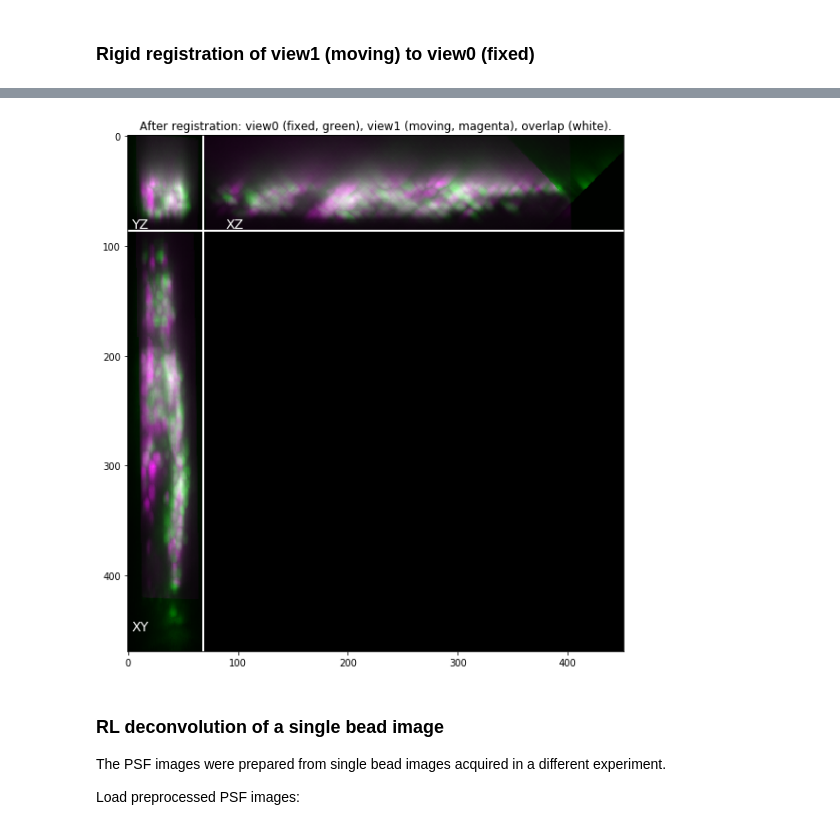
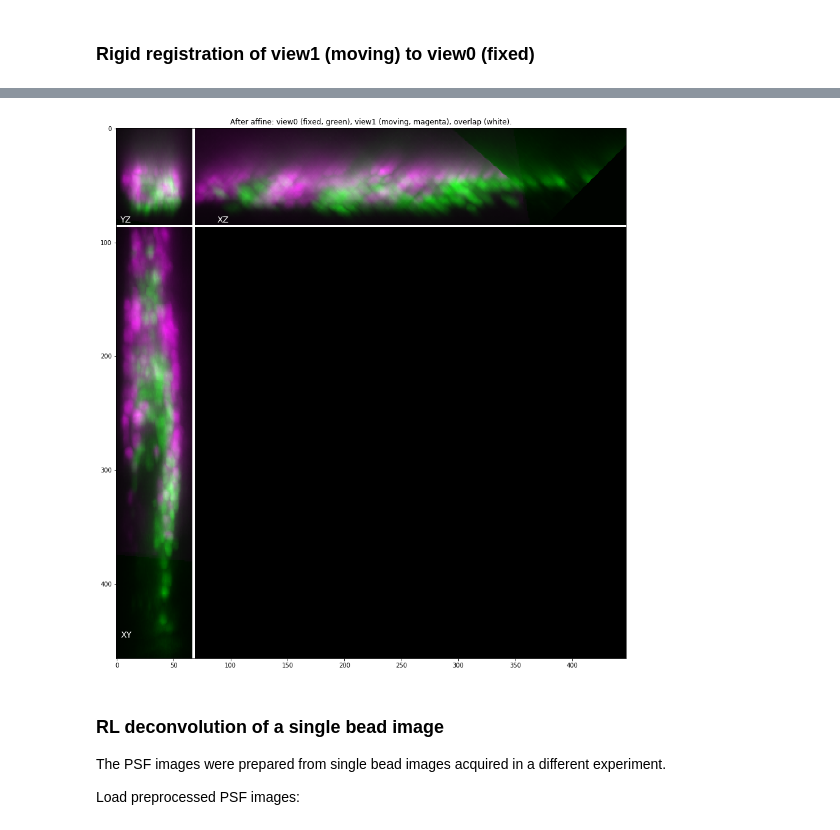
Before and after one commit to nvladimus/ITK_sandbox, a Jupyter notebook: worm_head(2019-03-05)-reg_affine-decon_RLucy.ipynb, the cells around one changed output, grey strips where cells are left out. Drawn from its saved outputs; the diff is of its cells as text; code cells hidden in the pictures.

Commit message:
constrained affine

```diff
--- a/worm_head(2019-03-05)-reg_affine-decon_RLucy.ipynb
+++ b/worm_head(2019-03-05)-reg_affine-decon_RLucy.ipynb
@@ -190,8 +198,8 @@ registration_method.SetInterpolator(sitk.sitkLinear)
 registration_method.SetOptimizerAsPowell(stepLength=0.1, numberOfIterations=25) #, estimateLearningRate=registration_method.EachIteration)
 registration_method.SetOptimizerScalesFromPhysicalShift()
 # %%
-final_transform = sitk.Euler3DTransform(initial_transform)
-registration_method.SetInitialTransform(final_transform)
+rigid_transform = sitk.Euler3DTransform(initial_transform)
+registration_method.SetInitialTransform(rigid_transform)
 registration_method.SetShrinkFactorsPerLevel(shrinkFactors = [16, 8, 4])
 registration_method.SetSmoothingSigmasPerLevel(smoothingSigmas = [2, 1, 0])
 registration_method.SmoothingSigmasAreSpecifiedInPhysicalUnitsOn()
@@ -246,6 +274,6 @@ sitk.Show(img_merge)
 #final_transform = sitk.ReadTransform(dirname_data + subfolder_name + '/view1_final_transform' + suffix +'.tfm')
 # %%
 # or, rename if running online session
-view1_cropped = view1_cropped_registered
+#view1_cropped = view1_cropped_rigid
 # %%
 print(view0_cropped.GetSize())
@@ -266,8 +307,8 @@ Based on this [code](https://github.com/nvladimus/ITK_sandbox)
 # %%
 fixed_image = sitk.Cast(view0_cropped, sitk.sitkFloat32)
 moving_image = sitk.Cast(view1_cropped, sitk.sitkFloat32)
-affine_transform = sitk.CenteredTransformInitializer(fixed_image, moving_image, sitk.AffineTransform(3),
-                                                     sitk.CenteredTransformInitializerFilter.GEOMETRY)
+affine_transform = sitk.AffineTransform(3)
+affine_transform.SetCenter(rigid_transform.GetCenter())
 # %%
 registration_method = sitk.ImageRegistrationMethod()
 registration_method.SetMetricAsCorrelation()
@@ -295,13 +360,15 @@ Final metric value: -0.7428017517537046
+# %%
+final_transform = sitk.CompositeTransform([affine_transform, rigid_transform])
 # %%
-view1_cropped_affine = sitk.Resample(view1_cropped, view0_cropped, affine_transform,
+view1_cropped_affine = sitk.Resample(view1_cropped, view0_cropped, final_transform,
                                            sitk.sitkLinear, 0.0, view0_cropped.GetPixelID())
 
 img_merge = util.merge_images_rgb(util.downsample(view0_cropped, 2), util.downsample(view1_cropped_affine, 2))
 
-fig = plt.figure(figsize=(10,10))
-util.show_mips(img_merge, "After registration: view0 (fixed, green), view1 (moving, magenta), overlap (white).")
+fig = plt.figure(figsize=(16,16))
+util.show_mips(img_merge, "After affine: view0 (fixed, green), view1 (moving, magenta), overlap (white).")
 # %% [output]
-[figure, old version]
+[figure, new version]
 # %% [markdown]
 ### RL deconvolution of a single bead image
 
```
Also changed, not shown: parts of 15 cells of this notebook, 2 other files.
